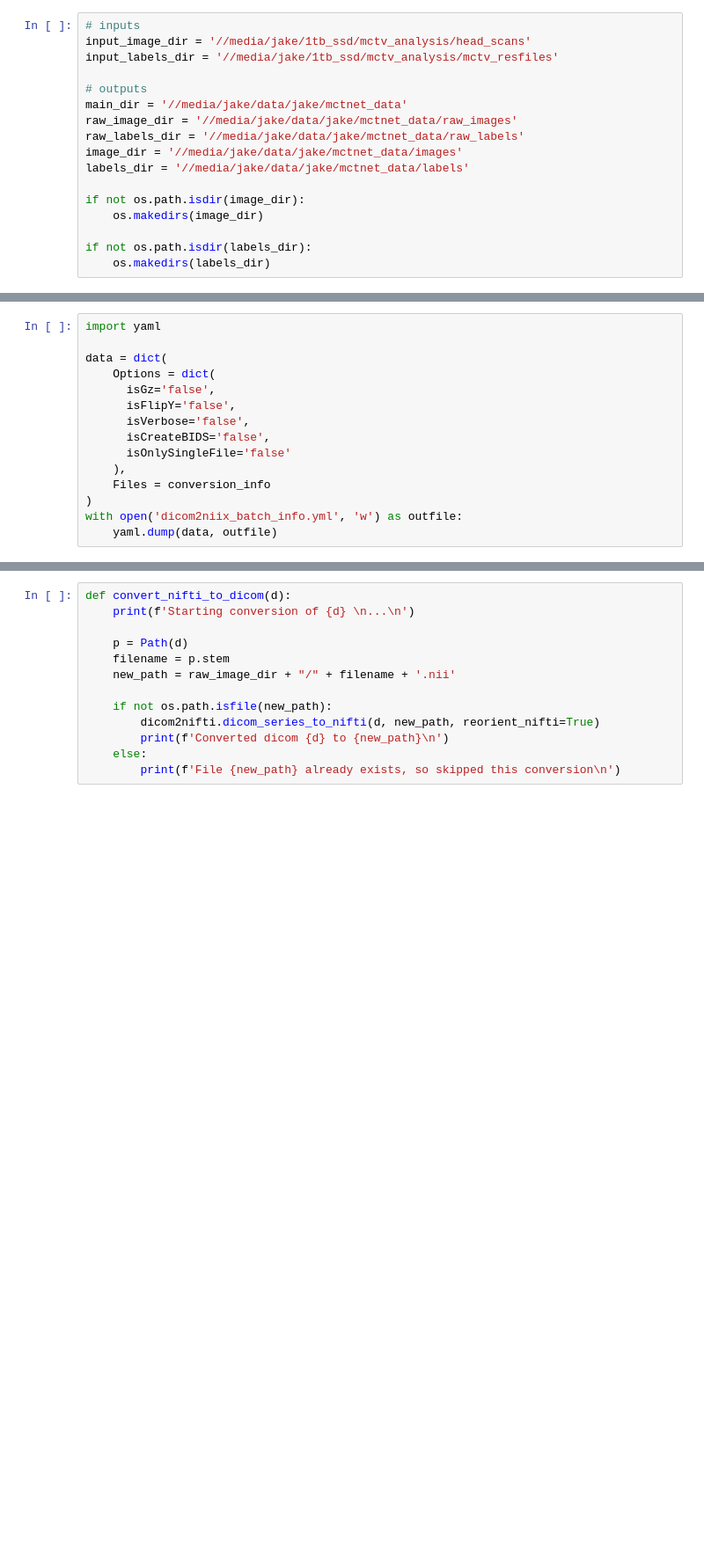
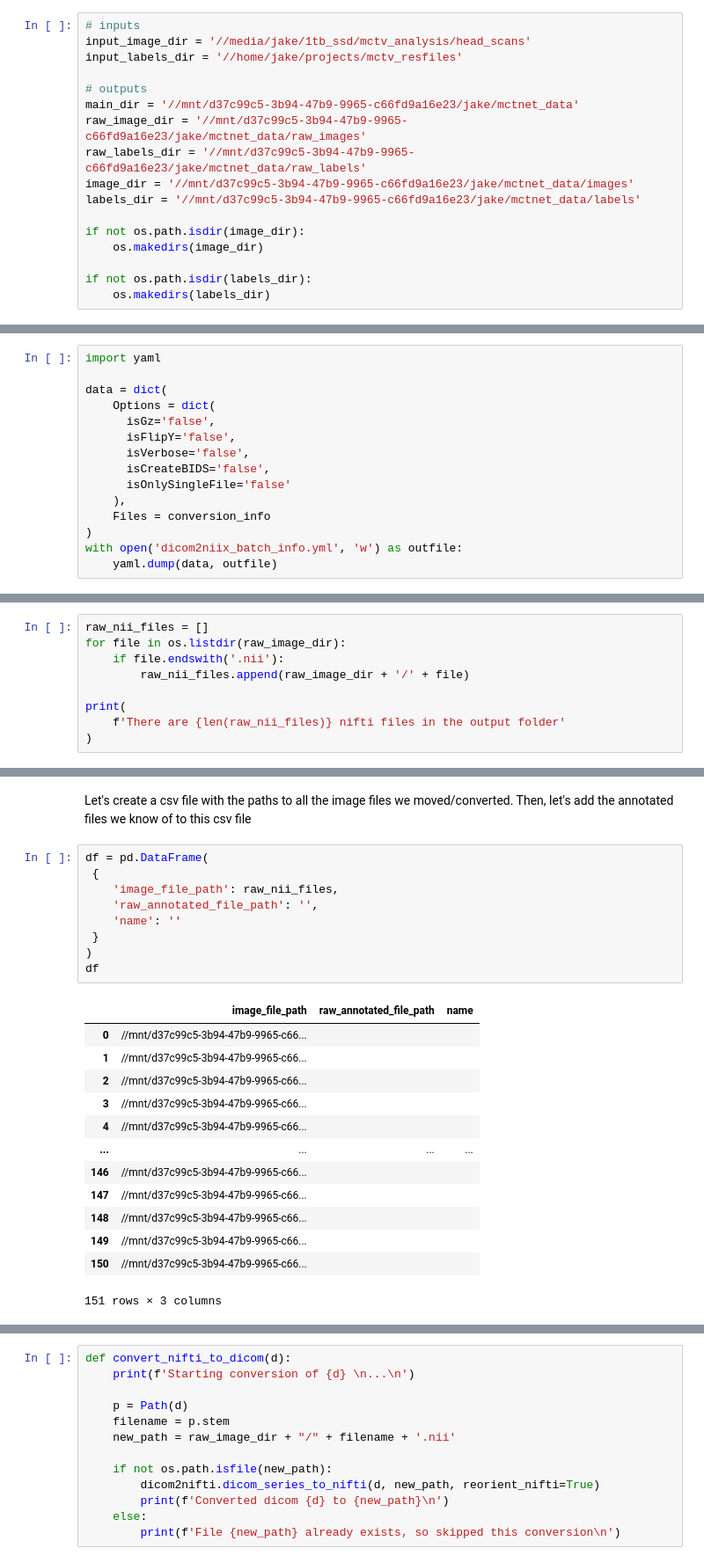
Before and after one commit to jakemanger/dhr, a Jupyter notebook: 01_convert_and_organise_images.ipynb, the cells around one changed output, grey strips where cells are left out. Shown at 88% size. Drawn from its saved outputs; the diff is of its cells as text; blank space fills up the shorter version.

```diff
--- a/01_convert_and_organise_images.ipynb
+++ b/01_convert_and_organise_images.ipynb
@@ -13,14 +14,14 @@ We seperate output directories into raw and non-raw/final. This is because we ne
 # %%
 # inputs
 input_image_dir = '//media/jake/1tb_ssd/mctv_analysis/head_scans'
-input_labels_dir = '//media/jake/1tb_ssd/mctv_analysis/mctv_resfiles'
+input_labels_dir = '//home/jake/projects/mctv_resfiles'
 
 # outputs
-main_dir = '//media/jake/data/jake/mctnet_data'
-raw_image_dir = '//media/jake/data/jake/mctnet_data/raw_images'
-raw_labels_dir = '//media/jake/data/jake/mctnet_data/raw_labels'
-image_dir = '//media/jake/data/jake/mctnet_data/images'
-labels_dir = '//media/jake/data/jake/mctnet_data/labels'
+main_dir = '//mnt/d37c99c5-3b94-47b9-9965-c66fd9a16e23/jake/mctnet_data'
+raw_image_dir = '//mnt/d37c99c5-3b94-47b9-9965-c66fd9a16e23/jake/mctnet_data/raw_images'
+raw_labels_dir = '//mnt/d37c99c5-3b94-47b9-9965-c66fd9a16e23/jake/mctnet_data/raw_labels'
+image_dir = '//mnt/d37c99c5-3b94-47b9-9965-c66fd9a16e23/jake/mctnet_data/images'
+labels_dir = '//mnt/d37c99c5-3b94-47b9-9965-c66fd9a16e23/jake/mctnet_data/labels'
 
 if not os.path.isdir(image_dir):
     os.makedirs(image_dir)
@@ -201,0 +194,9 @@ Now that all our images are in our raw_images folder. Let's move the raw labels
+# %%
+raw_nii_files = []
+for file in os.listdir(raw_image_dir):
+    if file.endswith('.nii'):
+        raw_nii_files.append(raw_image_dir + '/' + file)
+
+print(
+    f'There are {len(raw_nii_files)} nifti files in the output folder'
+)
@@ -201,0 +217,25 @@ Now that all our images are in our raw_images folder. Let's move the raw labels
+# %% [markdown]
+Let's create a csv file with the paths to all the image files we moved/converted. Then, let's add the annotated files we know of to this csv file
+# %%
+df = pd.DataFrame(
+ {
+    'image_file_path': raw_nii_files,
+    'raw_annotated_file_path': '',
+    'name': ''
+ }
+)
+df
+# %% [output]
+|  | image_file_path | raw_annotated_file_path | name |
+| 0 | //mnt/d37c99c5-3b94-47b9-9965-c66... |  |  |
+| 1 | //mnt/d37c99c5-3b94-47b9-9965-c66... |  |  |
+| 2 | //mnt/d37c99c5-3b94-47b9-9965-c66... |  |  |
+| 3 | //mnt/d37c99c5-3b94-47b9-9965-c66... |  |  |
+| 4 | //mnt/d37c99c5-3b94-47b9-9965-c66... |  |  |
+| ... | ... | ... | ... |
+| 146 | //mnt/d37c99c5-3b94-47b9-9965-c66... |  |  |
+| 147 | //mnt/d37c99c5-3b94-47b9-9965-c66... |  |  |
+| 148 | //mnt/d37c99c5-3b94-47b9-9965-c66... |  |  |
+| 149 | //mnt/d37c99c5-3b94-47b9-9965-c66... |  |  |
+| 150 | //mnt/d37c99c5-3b94-47b9-9965-c66... |  |  |
+151 rows × 3 columns
```
Also changed, not shown: parts of 18 cells of this notebook, 2 other files.
